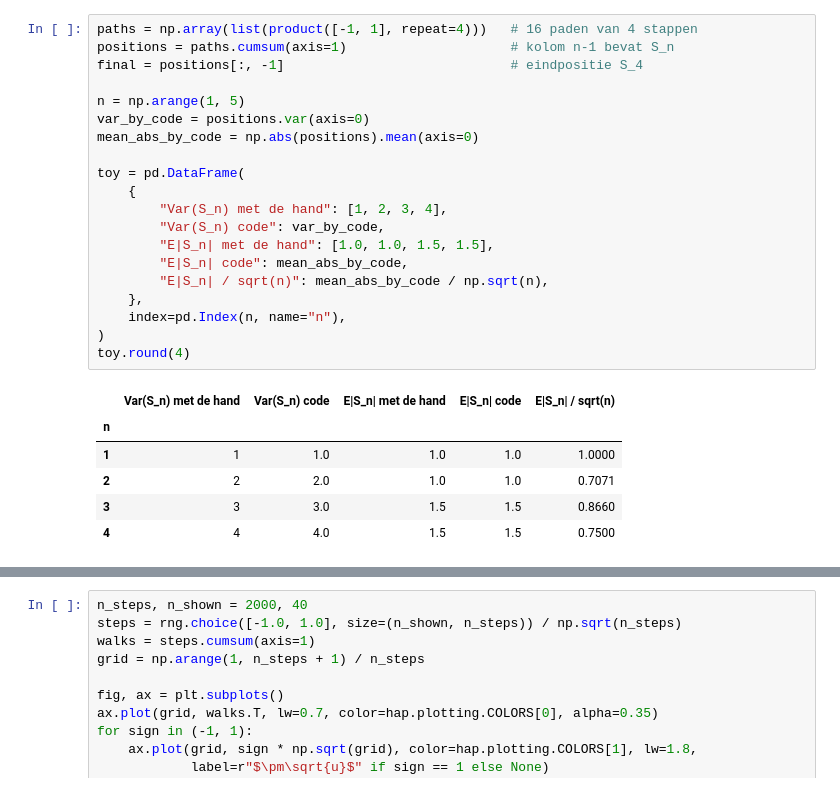
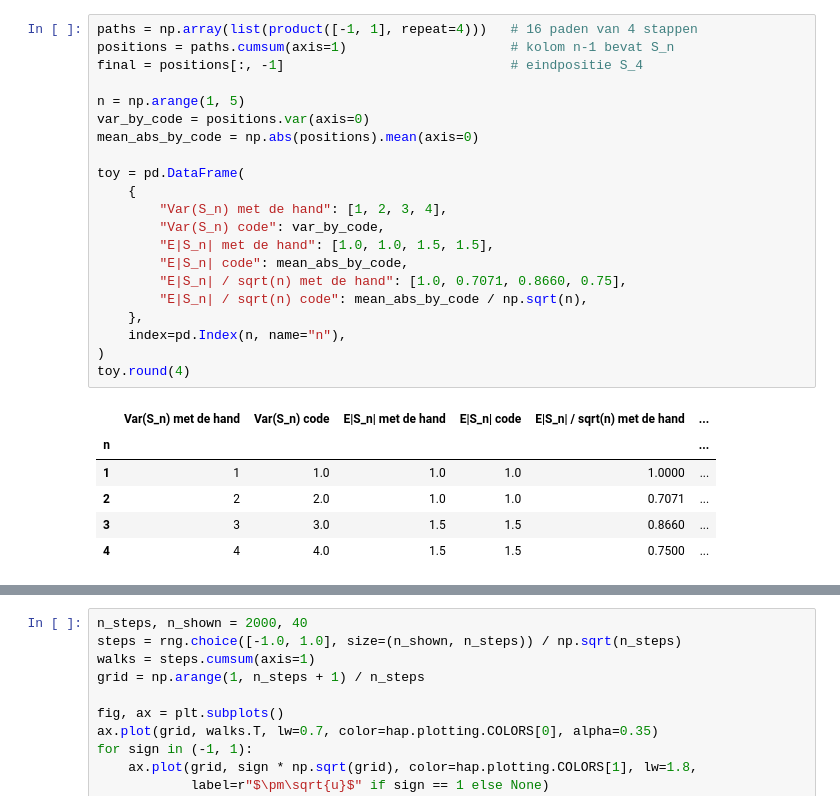
Before and after one commit to MaartenN14/history-asset-pricing, a Jupyter notebook: lectures/01_02_bachelier.ipynb, the cells around one changed output, grey strips where cells are left out. Cells and saved outputs as stored; diff of their text form.

```diff
--- a/lectures/01_02_bachelier.ipynb
+++ b/lectures/01_02_bachelier.ipynb
@@ -188,28 +162,29 @@ De code telt alle zestien paden na en zet de getallen met de hand ernaast.
 # %%
 paths = np.array(list(product([-1, 1], repeat=4)))   # 16 paden van 4 stappen
 positions = paths.cumsum(axis=1)                     # kolom n-1 bevat S_n
 final = positions[:, -1]                             # eindpositie S_4
 
 n = np.arange(1, 5)
 var_by_code = positions.var(axis=0)
 mean_abs_by_code = np.abs(positions).mean(axis=0)
 
 toy = pd.DataFrame(
     {
         "Var(S_n) met de hand": [1, 2, 3, 4],
         "Var(S_n) code": var_by_code,
         "E|S_n| met de hand": [1.0, 1.0, 1.5, 1.5],
         "E|S_n| code": mean_abs_by_code,
-        "E|S_n| / sqrt(n)": mean_abs_by_code / np.sqrt(n),
+        "E|S_n| / sqrt(n) met de hand": [1.0, 0.7071, 0.8660, 0.75],
+        "E|S_n| / sqrt(n) code": mean_abs_by_code / np.sqrt(n),
     },
     index=pd.Index(n, name="n"),
 )
 toy.round(4)
 # %% [output]
-|  | Var(S_n) met de hand | Var(S_n) code | E|S_n| met de hand | E|S_n| code | E|S_n| / sqrt(n) |
-| n |  |  |  |  |  |
-| 1 | 1 | 1.0 | 1.0 | 1.0 | 1.0000 |
-| 2 | 2 | 2.0 | 1.0 | 1.0 | 0.7071 |
-| 3 | 3 | 3.0 | 1.5 | 1.5 | 0.8660 |
-| 4 | 4 | 4.0 | 1.5 | 1.5 | 0.7500 |
+|  | Var(S_n) met de hand | Var(S_n) code | E|S_n| met de hand | E|S_n| code | E|S_n| / sqrt(n) met de hand | ... |
+| n |  |  |  |  |  | ... |
+| 1 | 1 | 1.0 | 1.0 | 1.0 | 1.0000 | ... |
+| 2 | 2 | 2.0 | 1.0 | 1.0 | 0.7071 | ... |
+| 3 | 3 | 3.0 | 1.5 | 1.5 | 0.8660 | ... |
+| 4 | 4 | 4.0 | 1.5 | 1.5 | 0.7500 | ... |
 # %% [markdown]
```
Also changed, not shown: parts of 43 cells of this notebook, 6 other files.
